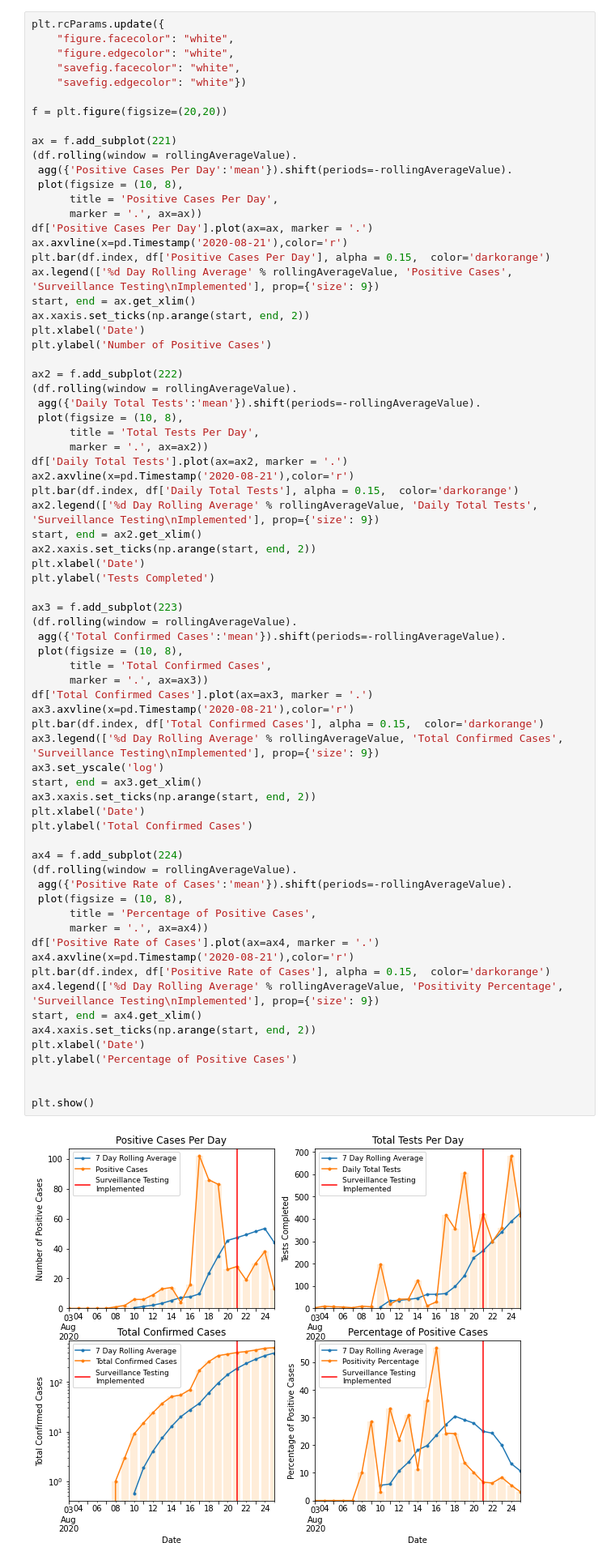
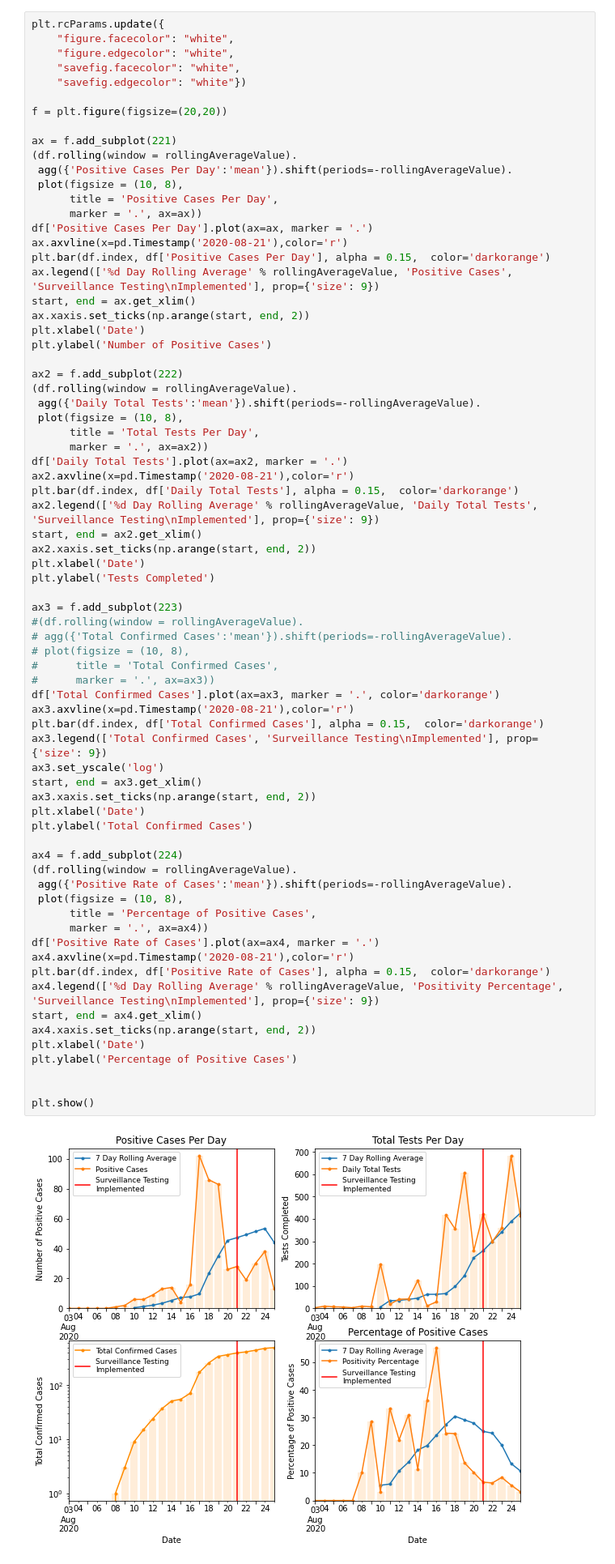
Before and after one commit to fjhuizar/ND_Dashboard, a Jupyter notebook: RollingAverages/Quick_Rolling_Average_Cases.ipynb, the cells around one changed output. Shown: that part at 81% size. Saved outputs shown, nothing was run; the diff lists cells and outputs as text.

Commit message:
Removed rolling average from total confirmed cases

```diff
--- a/RollingAverages/Quick_Rolling_Average_Cases.ipynb
+++ b/RollingAverages/Quick_Rolling_Average_Cases.ipynb
@@ -144,38 +144,38 @@ ax2.xaxis.set_ticks(np.arange(start, end, 2))
 plt.xlabel('Date')
 plt.ylabel('Tests Completed')
 
 ax3 = f.add_subplot(223)
-(df.rolling(window = rollingAverageValue).
- agg({'Total Confirmed Cases':'mean'}).shift(periods=-rollingAverageValue).
- plot(figsize = (10, 8),
-      title = 'Total Confirmed Cases',
-      marker = '.', ax=ax3))
-df['Total Confirmed Cases'].plot(ax=ax3, marker = '.')
+#(df.rolling(window = rollingAverageValue).
+# agg({'Total Confirmed Cases':'mean'}).shift(periods=-rollingAverageValue).
+# plot(figsize = (10, 8),
+#      title = 'Total Confirmed Cases',
+#      marker = '.', ax=ax3))
+df['Total Confirmed Cases'].plot(ax=ax3, marker = '.', color='darkorange')
 ax3.axvline(x=pd.Timestamp('2020-08-21'),color='r')
 plt.bar(df.index, df['Total Confirmed Cases'], alpha = 0.15,  color='darkorange')
-ax3.legend(['%d Day Rolling Average' % rollingAverageValue, 'Total Confirmed Cases', 'Surveillance Testing\nImplemented'], prop={'size': 9})
+ax3.legend(['Total Confirmed Cases', 'Surveillance Testing\nImplemented'], prop={'size': 9})
 ax3.set_yscale('log')
 start, end = ax3.get_xlim()
 ax3.xaxis.set_ticks(np.arange(start, end, 2))
 plt.xlabel('Date')
 plt.ylabel('Total Confirmed Cases')
 
 ax4 = f.add_subplot(224)
 (df.rolling(window = rollingAverageValue).
  agg({'Positive Rate of Cases':'mean'}).shift(periods=-rollingAverageValue).
  plot(figsize = (10, 8),
       title = 'Percentage of Positive Cases',
       marker = '.', ax=ax4))
 df['Positive Rate of Cases'].plot(ax=ax4, marker = '.')
 ax4.axvline(x=pd.Timestamp('2020-08-21'),color='r')
 plt.bar(df.index, df['Positive Rate of Cases'], alpha = 0.15,  color='darkorange')
 ax4.legend(['%d Day Rolling Average' % rollingAverageValue, 'Positivity Percentage', 'Surveillance Testing\nImplemented'], prop={'size': 9})
 start, end = ax4.get_xlim()
 ax4.xaxis.set_ticks(np.arange(start, end, 2))
 plt.xlabel('Date')
 plt.ylabel('Percentage of Positive Cases')
 
 
 plt.show()
 # %% [output]
-[figure, old version]
+[figure, new version]
```
Also changed, not shown: 2 other files.
